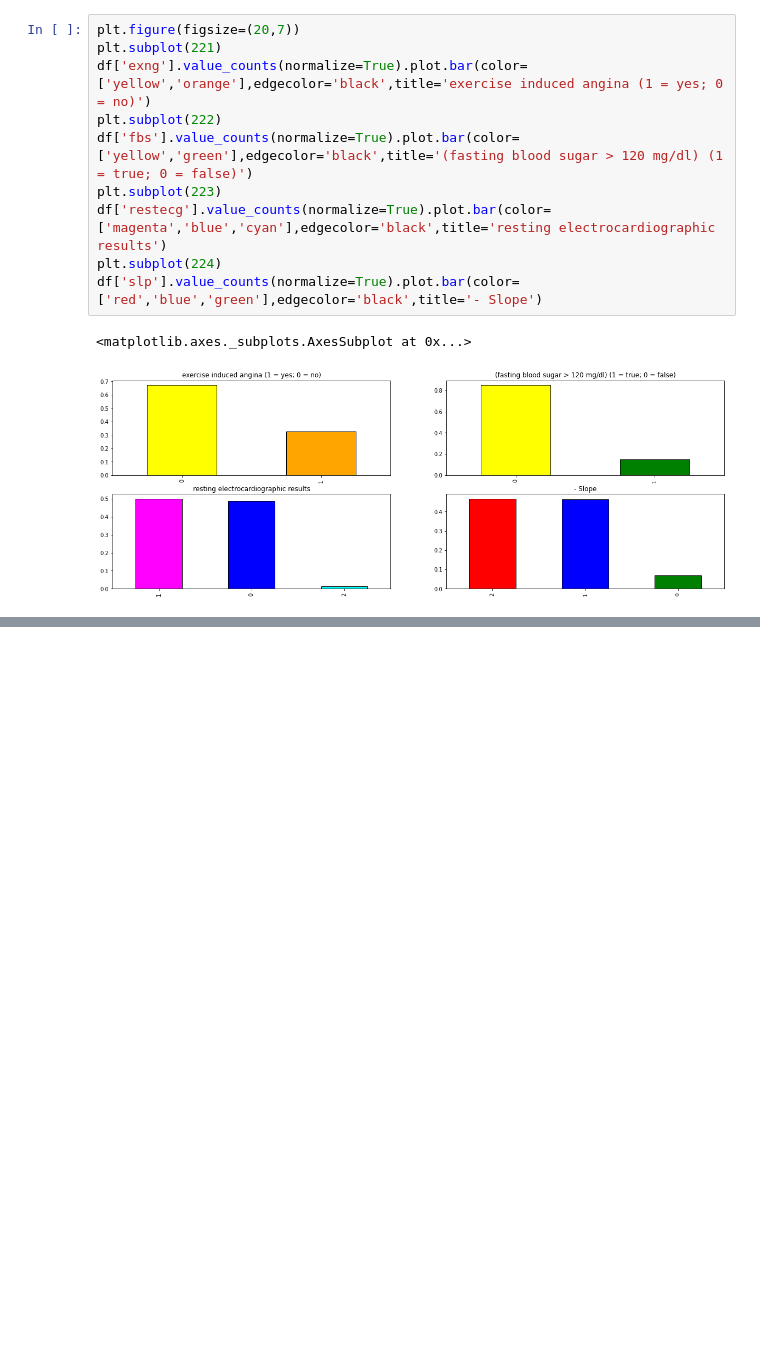
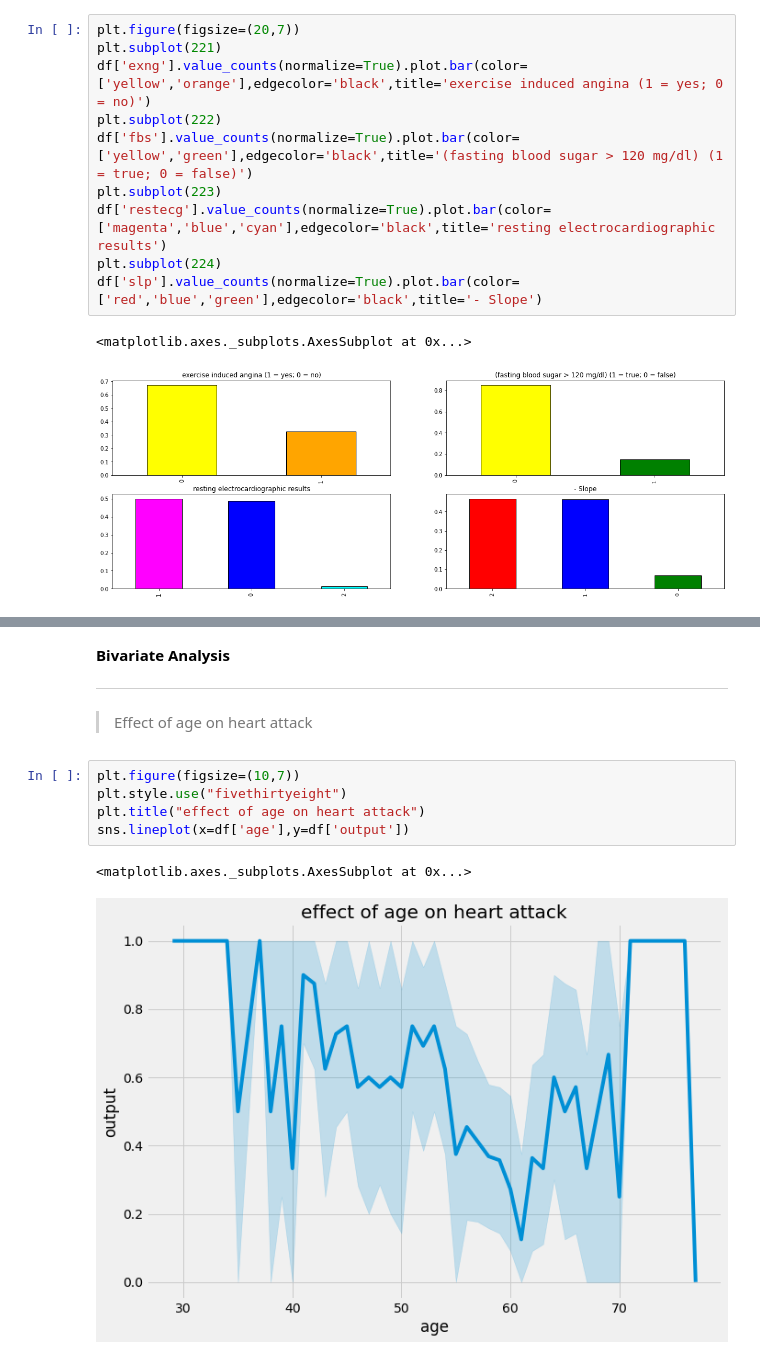
Before and after one commit to charan129/heartAttackPrediction, a Jupyter notebook: dataAnalysisProject.ipynb, the cells around one changed output, grey strips where cells are left out. Drawn from its saved outputs; the diff is of its cells as text; blank space fills up the shorter version.

```diff
--- a/dataAnalysisProject.ipynb
+++ b/dataAnalysisProject.ipynb
@@ -285,0 +325,16 @@ df['slp'].value_counts(normalize=True).plot.bar(color=['red','blue','green'],edg
+# %% [markdown]
+**Bivariate Analysis**
+
+---
+
+
+
+> Effect of age on heart attack
+# %%
+plt.figure(figsize=(10,7))
+plt.style.use("fivethirtyeight")
+plt.title("effect of age on heart attack")
+sns.lineplot(x=df['age'],y=df['output'])
+# %% [output]
+<matplotlib.axes._subplots.AxesSubplot at 0x...>
+[figure, added]
```
Also changed, not shown: parts of 85 cells of this notebook.
